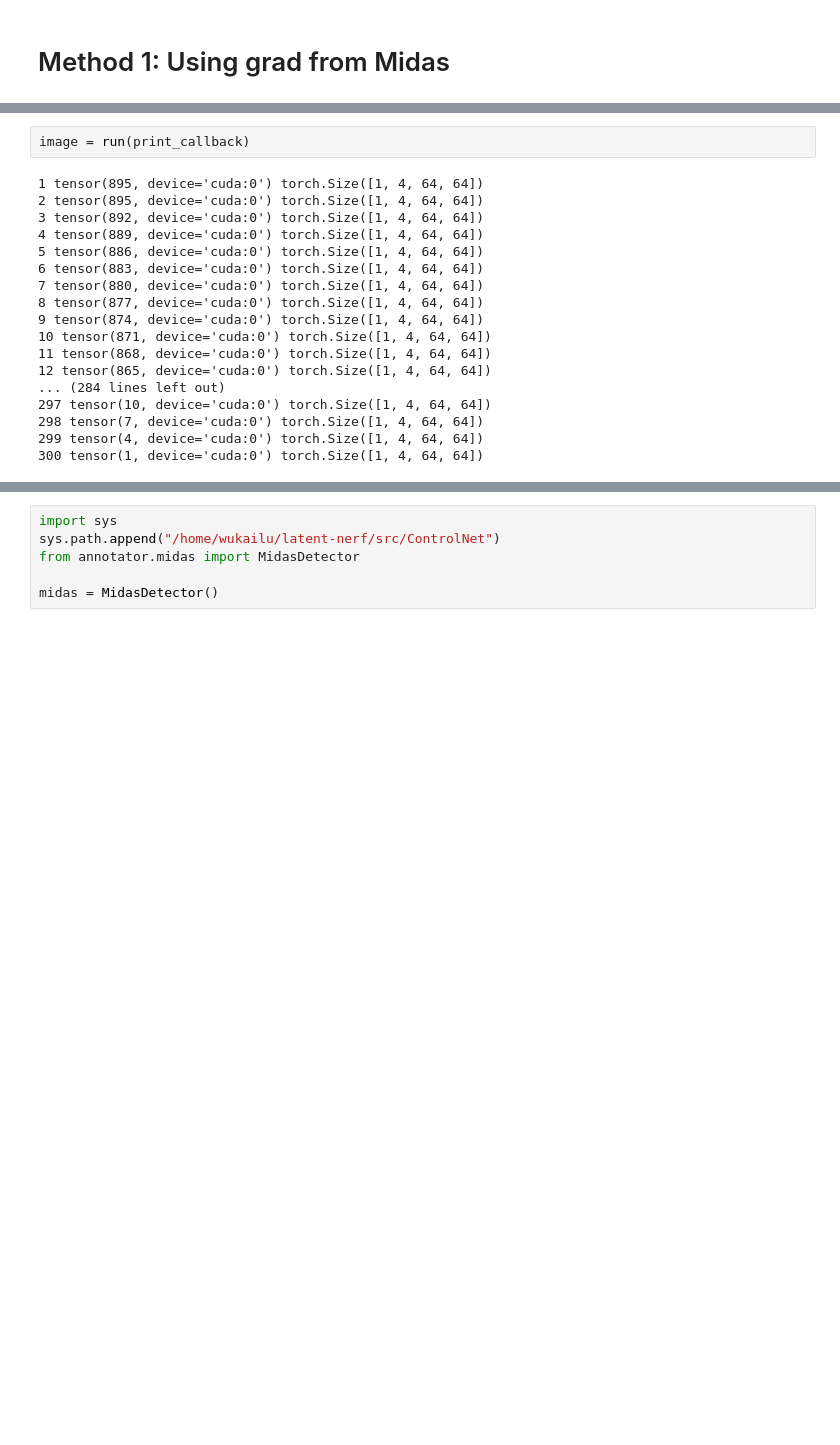
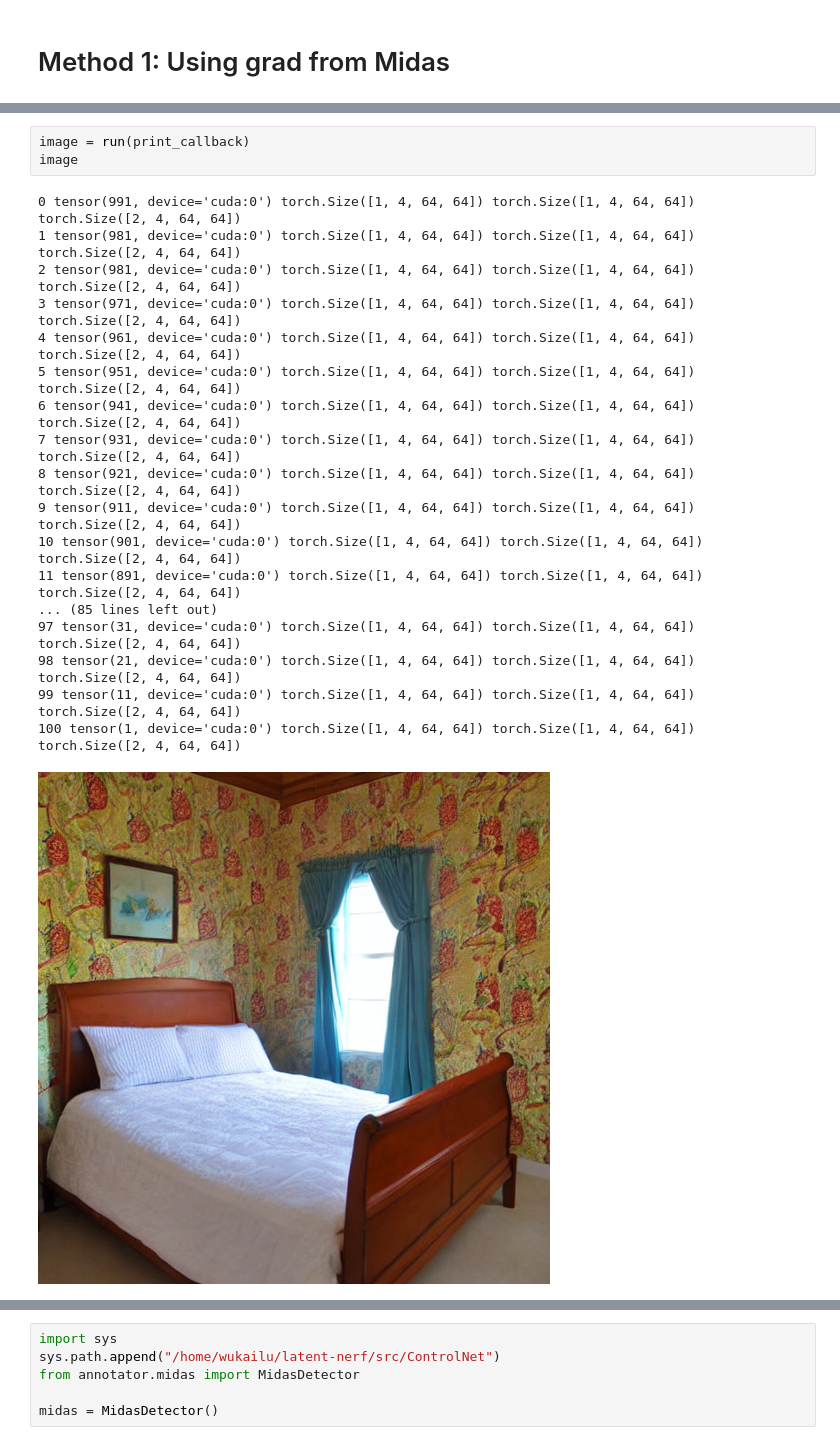
Before and after one commit to wukailu/latent-nerf, a Jupyter notebook: src/depth_limitation.ipynb, the cells around one changed output, grey strips where cells are left out. Cells and saved outputs as stored; diff of their text form; blank space fills up the shorter version.

```diff
--- a/src/depth_limitation.ipynb
+++ b/src/depth_limitation.ipynb
@@ -24,21 +163,23 @@ def run(callback):
     return ret.images[0]
 # %%
 image = run(print_callback)
+image
 # %% [output]
-1 tensor(895, device='cuda:0') torch.Size([1, 4, 64, 64])
-2 tensor(895, device='cuda:0') torch.Size([1, 4, 64, 64])
-3 tensor(892, device='cuda:0') torch.Size([1, 4, 64, 64])
-4 tensor(889, device='cuda:0') torch.Size([1, 4, 64, 64])
-5 tensor(886, device='cuda:0') torch.Size([1, 4, 64, 64])
-6 tensor(883, device='cuda:0') torch.Size([1, 4, 64, 64])
-7 tensor(880, device='cuda:0') torch.Size([1, 4, 64, 64])
-8 tensor(877, device='cuda:0') torch.Size([1, 4, 64, 64])
-9 tensor(874, device='cuda:0') torch.Size([1, 4, 64, 64])
-10 tensor(871, device='cuda:0') torch.Size([1, 4, 64, 64])
-11 tensor(868, device='cuda:0') torch.Size([1, 4, 64, 64])
-12 tensor(865, device='cuda:0') torch.Size([1, 4, 64, 64])
-... (284 lines left out)
-297 tensor(10, device='cuda:0') torch.Size([1, 4, 64, 64])
-298 tensor(7, device='cuda:0') torch.Size([1, 4, 64, 64])
-299 tensor(4, device='cuda:0') torch.Size([1, 4, 64, 64])
-300 tensor(1, device='cuda:0') torch.Size([1, 4, 64, 64])
+0 tensor(991, device='cuda:0') torch.Size([1, 4, 64, 64]) torch.Size([1, 4, 64, 64]) torch.Size([2, 4, 64, 64])
+1 tensor(981, device='cuda:0') torch.Size([1, 4, 64, 64]) torch.Size([1, 4, 64, 64]) torch.Size([2, 4, 64, 64])
+2 tensor(981, device='cuda:0') torch.Size([1, 4, 64, 64]) torch.Size([1, 4, 64, 64]) torch.Size([2, 4, 64, 64])
+3 tensor(971, device='cuda:0') torch.Size([1, 4, 64, 64]) torch.Size([1, 4, 64, 64]) torch.Size([2, 4, 64, 64])
+4 tensor(961, device='cuda:0') torch.Size([1, 4, 64, 64]) torch.Size([1, 4, 64, 64]) torch.Size([2, 4, 64, 64])
+5 tensor(951, device='cuda:0') torch.Size([1, 4, 64, 64]) torch.Size([1, 4, 64, 64]) torch.Size([2, 4, 64, 64])
+6 tensor(941, device='cuda:0') torch.Size([1, 4, 64, 64]) torch.Size([1, 4, 64, 64]) torch.Size([2, 4, 64, 64])
+7 tensor(931, device='cuda:0') torch.Size([1, 4, 64, 64]) torch.Size([1, 4, 64, 64]) torch.Size([2, 4, 64, 64])
+8 tensor(921, device='cuda:0') torch.Size([1, 4, 64, 64]) torch.Size([1, 4, 64, 64]) torch.Size([2, 4, 64, 64])
+9 tensor(911, device='cuda:0') torch.Size([1, 4, 64, 64]) torch.Size([1, 4, 64, 64]) torch.Size([2, 4, 64, 64])
+10 tensor(901, device='cuda:0') torch.Size([1, 4, 64, 64]) torch.Size([1, 4, 64, 64]) torch.Size([2, 4, 64, 64])
+11 tensor(891, device='cuda:0') torch.Size([1, 4, 64, 64]) torch.Size([1, 4, 64, 64]) torch.Size([2, 4, 64, 64])
+... (85 lines left out)
+97 tensor(31, device='cuda:0') torch.Size([1, 4, 64, 64]) torch.Size([1, 4, 64, 64]) torch.Size([2, 4, 64, 64])
+98 tensor(21, device='cuda:0') torch.Size([1, 4, 64, 64]) torch.Size([1, 4, 64, 64]) torch.Size([2, 4, 64, 64])
+99 tensor(11, device='cuda:0') torch.Size([1, 4, 64, 64]) torch.Size([1, 4, 64, 64]) torch.Size([2, 4, 64, 64])
+100 tensor(1, device='cuda:0') torch.Size([1, 4, 64, 64]) torch.Size([1, 4, 64, 64]) torch.Size([2, 4, 64, 64])
+[figure, added]
```
Also changed, not shown: parts of 17 cells of this notebook, 1 other file.
